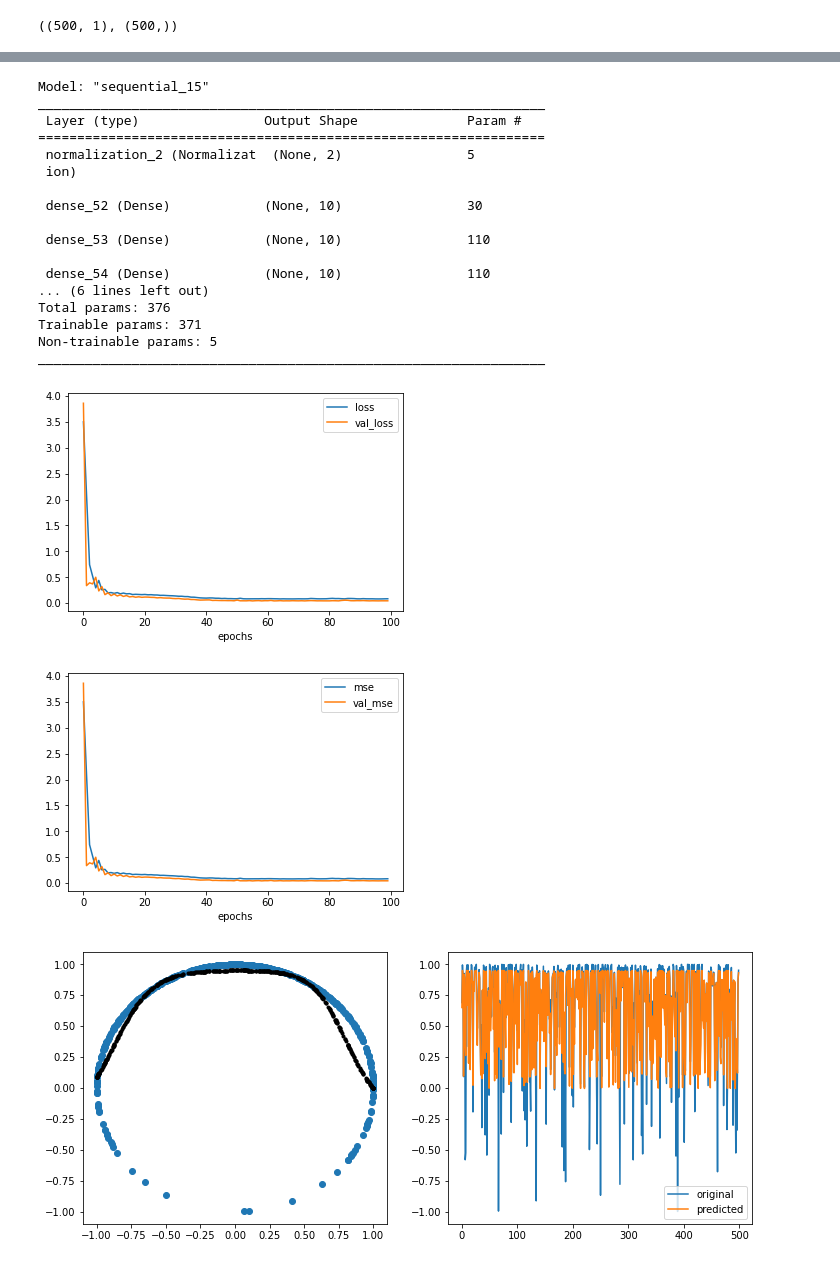
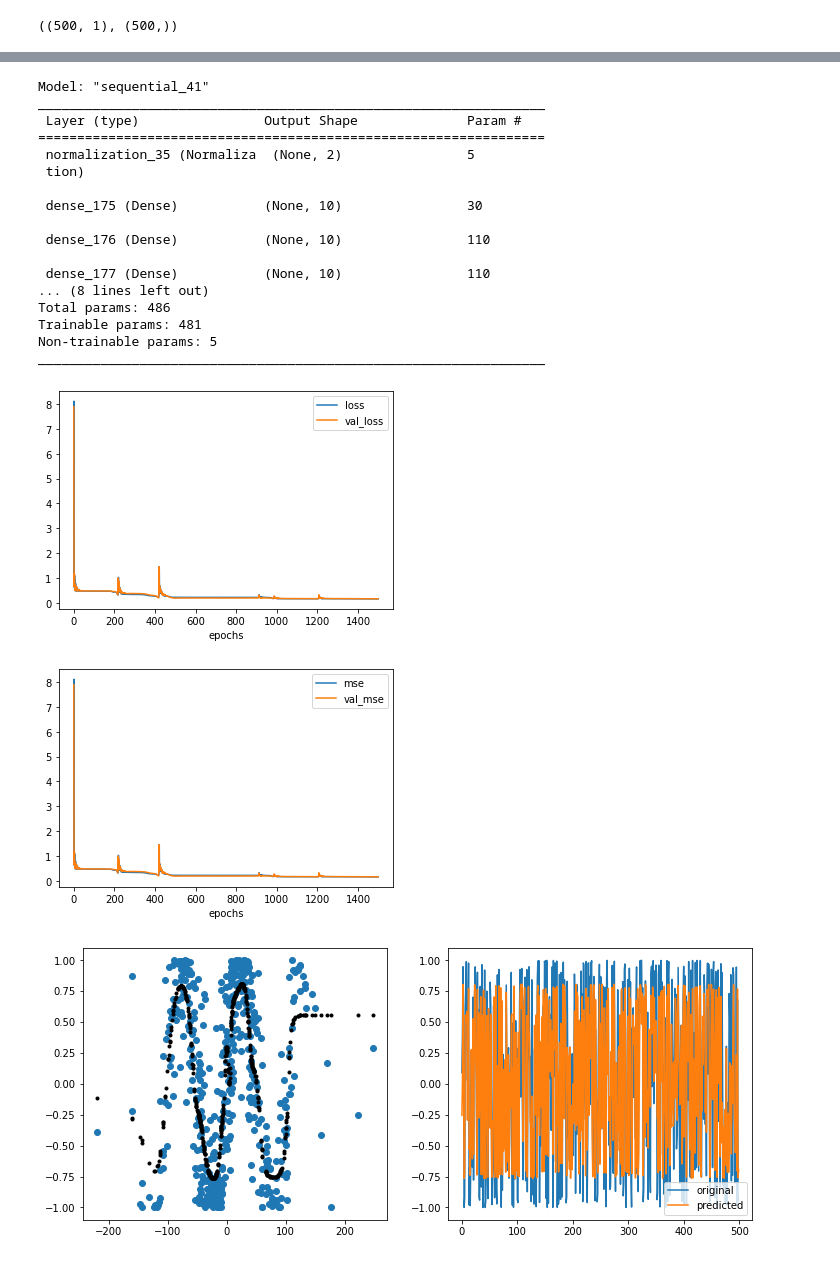
Before and after one commit to NishantBaheti/DeepLearningGuideBook, a Jupyter notebook: notebooks/regression_understanding.ipynb, the cells around one changed output, grey strips where cells are left out. Cells and saved outputs as stored; diff of their text form; code cells hidden in the pictures.

```diff
--- a/notebooks/regression_understanding.ipynb
+++ b/notebooks/regression_understanding.ipynb
@@ -595,13 +595,13 @@ _________________________________________________________________
 # %%
-X, y = make_regression(n_features=1,noise=10,random_state=42,bias=100,n_samples=500)
+X, y = make_regression(n_features=1,noise=10,random_state=42,n_samples=500)
 
 X.shape, y.shape
 # %% [output]
 ((500, 1), (500,))
 # %%
 df = pd.DataFrame()
-df['x1'] = np.sin(X[...,-1])
-df['y'] = np.cos(X[...,-1])
+df['x1'] = y
+df['y'] = np.sin(X[...,-1]*4)
 df['x0'] = 1
 df.plot(x='x1',y='y',kind='scatter')
 # %% [output]
@@ -613,56 +765,54 @@ normalizer.adapt(df[['x0','x1']].values) # adapt is like fit
 # %%
+normalizer = tf.keras.layers.Normalization(axis=-1)
+normalizer.adapt(df[['x0','x1']].values) # adapt is like fit
+
 model = tf.keras.Sequential([
     normalizer,
-    tf.keras.layers.Dense(units=10),
+    tf.keras.layers.Dense(units=10, activation='sigmoid'),
+    tf.keras.layers.Dense(units=10, activation='sigmoid'),
+    tf.keras.layers.Dense(units=10, activation='sigmoid'),
     tf.keras.layers.Dense(units=10, activation='tanh'),
     tf.keras.layers.Dense(units=10, activation='tanh'),
-    tf.keras.layers.Dense(units=10),
     tf.keras.layers.Dense(units=1)
 ])
 
 model.summary()
 
 model.compile(
     optimizer=tf.optimizers.Adam(learning_rate=0.1),
     loss=['mse'],
     metrics=['mse']
 )
 
-history = model.fit(
-    df[['x0','x1']],
-    df.y,
-    epochs=100,
-    batch_size=200,
-    verbose=0,
-    validation_split = 0.2
-)
+history = model.fit(df[['x0','x1']], df.y, epochs=1500, \
+                    batch_size=400, verbose=0, validation_split = 0.3)
 
 history_metrics = pd.DataFrame(history.history)
 history_metrics['epochs'] = history.epoch
 history_metrics.plot(x='epochs',y=['loss','val_loss'])
 history_metrics.plot(x='epochs',y=['mse','val_mse'])
 
 y_hat = model.predict(df[['x0','x1']].values)
 
 plot_regression(df.x1,df.y,y_hat)
 # %% [output]
-Model: "sequential_15"
+Model: "sequential_41"
 _________________________________________________________________
  Layer (type)                Output Shape              Param #
 =================================================================
- normalization_2 (Normalizat  (None, 2)                5
- ion)
+ normalization_35 (Normaliza  (None, 2)                5
+ tion)
 
- dense_52 (Dense)            (None, 10)                30
+ dense_175 (Dense)           (None, 10)                30
 
- dense_53 (Dense)            (None, 10)                110
+ dense_176 (Dense)           (None, 10)                110
 
- dense_54 (Dense)            (None, 10)                110
-... (6 lines left out)
-Total params: 376
-Trainable params: 371
+ dense_177 (Dense)           (None, 10)                110
+... (8 lines left out)
+Total params: 486
+Trainable params: 481
 Non-trainable params: 5
 _________________________________________________________________
-[figure, old version]
+[figure, new version]
-[figure, old version]
+[figure, new version]
-[figure, old version]
+[figure, new version]
```
Also changed, not shown: parts of 14 cells of this notebook, 1 other file.
